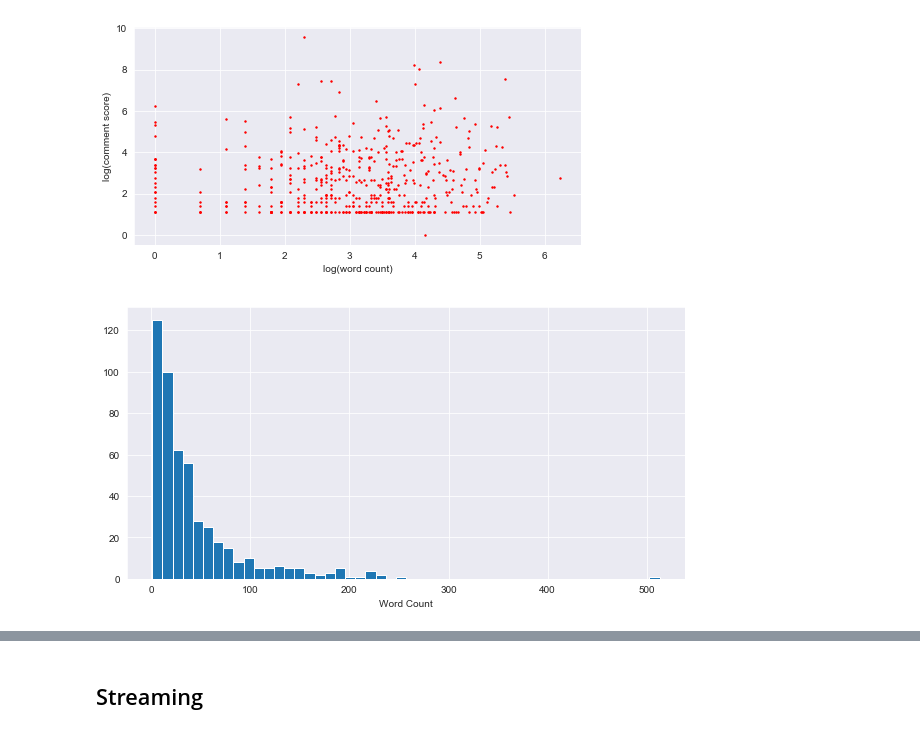
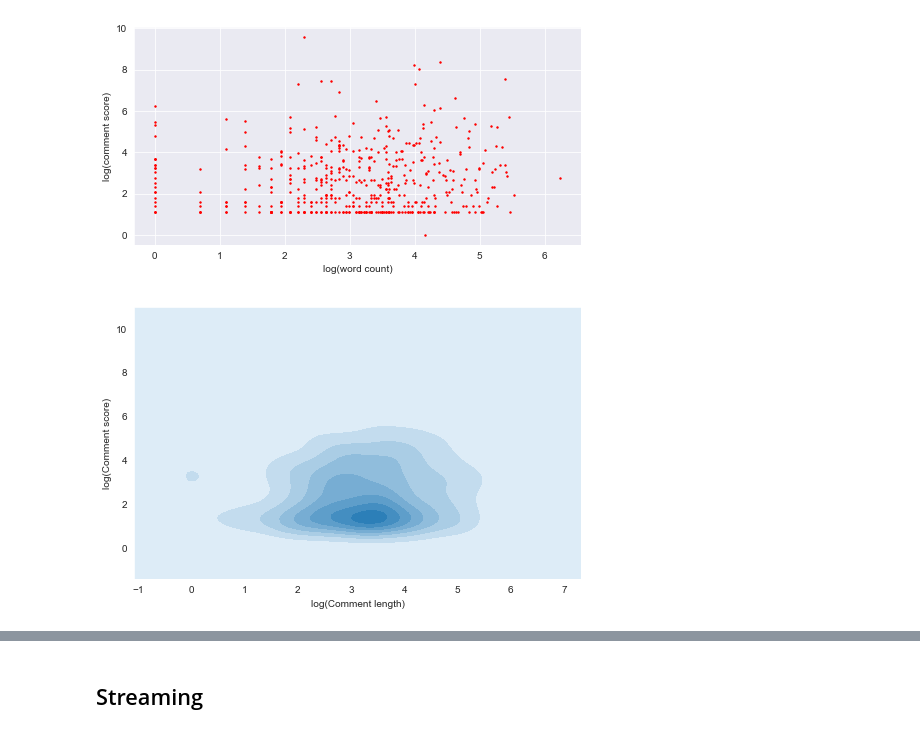
Before and after one commit to hdmamin/introduction_to_praw, a Jupyter notebook: 610_harrison_mamin_presentation.ipynb, the cells around one changed output, grey strips where cells are left out. Saved outputs shown, nothing was run; the diff lists cells and outputs as text; code cells hidden in the pictures.

```diff
--- a/610_harrison_mamin_presentation.ipynb
+++ b/610_harrison_mamin_presentation.ipynb
@@ -102,12 +109,13 @@ plt.show()
 # %% [output]
 [figure]
 # %%
-fig, ax = plt.subplots(figsize=(10,5))
-plt.hist(wordcounts, bins=50)
-plt.xlabel('Word Count')
+fig, ax = plt.subplots(figsize=(8,5))
+sns.kdeplot(np.log(wordcounts), np.log(scores), shade=True)
+plt.xlabel('log(Comment length)')
+plt.ylabel('log(Comment score)')
 plt.show()
 # %% [output]
-[figure, old version]
+[figure, new version]
 # %%
 def clean_text(text):
     """Pass in string. Remove punctuation and stop words and return stemmed list."""
```
Also changed, not shown: parts of 5 cells of this notebook.
